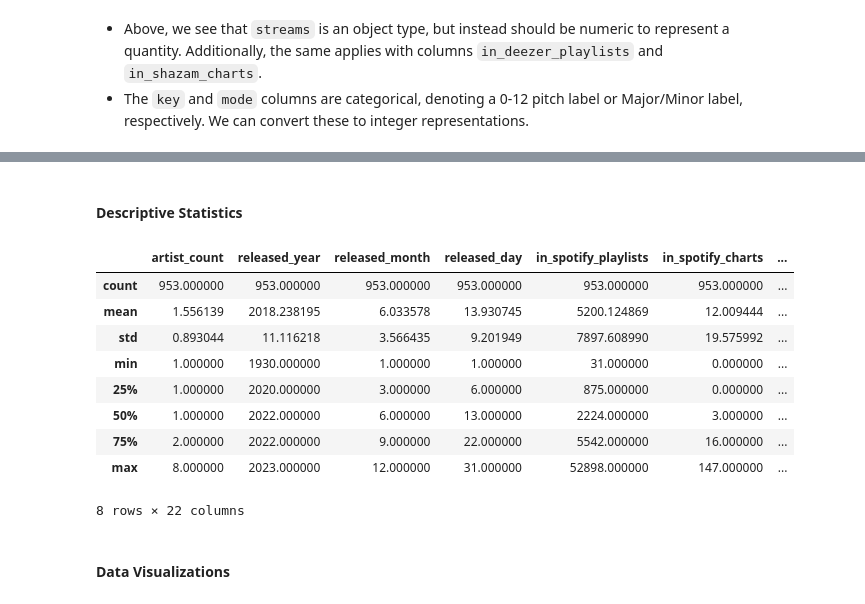
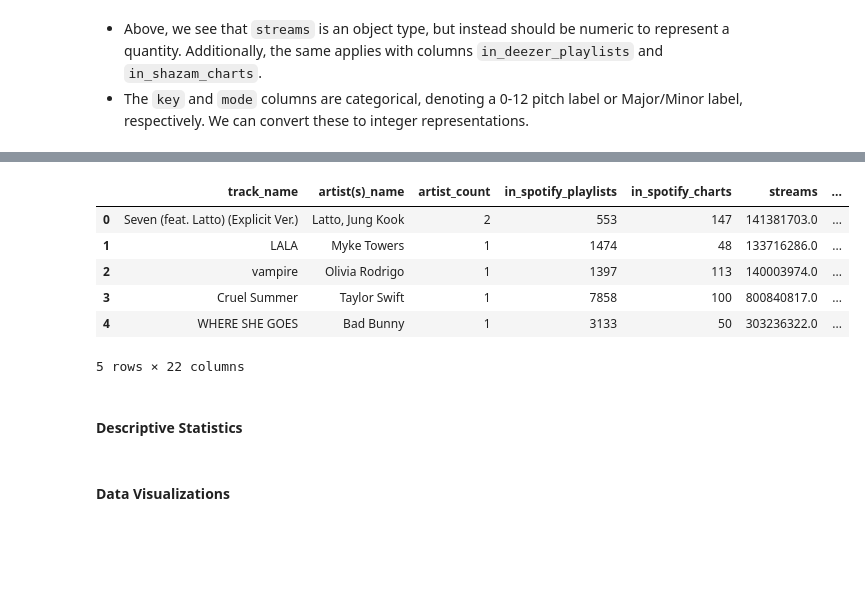
Before and after one commit to adithyabhonsley/ml-final-project, a Jupyter notebook: model.ipynb, the cells around one changed output, grey strips where cells are left out. Drawn from its saved outputs; the diff is of its cells as text; code cells hidden in the pictures; blank space fills up the shorter version.

```diff
--- a/model.ipynb
+++ b/model.ipynb
@@ -198,0 +204,26 @@ data['mode'] = data['mode'].map(mode_class_label).fillna(-1)
+# %%
+#Creating a seasons column and removing the released_month, released_day, and released_year columns
+'''
+def month_to_season(month):
+    if 3 <= month <= 5:
+        return 'Spring'
+    elif 6 <= month <= 8:
+        return 'Summer'
+    elif 9 <= month <= 11:
+        return 'Fall'
+    else:
+        return 'Winter'
+
+data['season'] = data['released_month'].apply(month_to_season)
+columns_to_drop = ['released_year', 'released_month', 'released_day']
+data = data.drop(columns=columns_to_drop)
+'''
+data.head()
+# %% [output]
+|  | track_name | artist(s)_name | artist_count | in_spotify_playlists | in_spotify_charts | streams | ... |
+| 0 | Seven (feat. Latto) (Explicit Ver.) | Latto, Jung Kook | 2 | 553 | 147 | 141381703.0 | ... |
+| 1 | LALA | Myke Towers | 1 | 1474 | 48 | 133716286.0 | ... |
+| 2 | vampire | Olivia Rodrigo | 1 | 1397 | 113 | 140003974.0 | ... |
+| 3 | Cruel Summer | Taylor Swift | 1 | 7858 | 100 | 800840817.0 | ... |
+| 4 | WHERE SHE GOES | Bad Bunny | 1 | 3133 | 50 | 303236322.0 | ... |
+5 rows × 22 columns
@@ -200,17 +235,6 @@ data['mode'] = data['mode'].map(mode_class_label).fillna(-1)
 #### Descriptive Statistics
 # %%
 data.describe()
-# %% [output]
-|  | artist_count | released_year | released_month | released_day | in_spotify_playlists | in_spotify_charts | ... |
-| count | 953.000000 | 953.000000 | 953.000000 | 953.000000 | 953.000000 | 953.000000 | ... |
-| mean | 1.556139 | 2018.238195 | 6.033578 | 13.930745 | 5200.124869 | 12.009444 | ... |
-| std | 0.893044 | 11.116218 | 3.566435 | 9.201949 | 7897.608990 | 19.575992 | ... |
-| min | 1.000000 | 1930.000000 | 1.000000 | 1.000000 | 31.000000 | 0.000000 | ... |
-| 25% | 1.000000 | 2020.000000 | 3.000000 | 6.000000 | 875.000000 | 0.000000 | ... |
-| 50% | 1.000000 | 2022.000000 | 6.000000 | 13.000000 | 2224.000000 | 3.000000 | ... |
-| 75% | 2.000000 | 2022.000000 | 9.000000 | 22.000000 | 5542.000000 | 16.000000 | ... |
-| max | 8.000000 | 2023.000000 | 12.000000 | 31.000000 | 52898.000000 | 147.000000 | ... |
-8 rows × 22 columns
 # %%
 # Notes about descriptive stats
 # %% [markdown]
```
Also changed, not shown: parts of 8 cells of this notebook, 1 other file.
